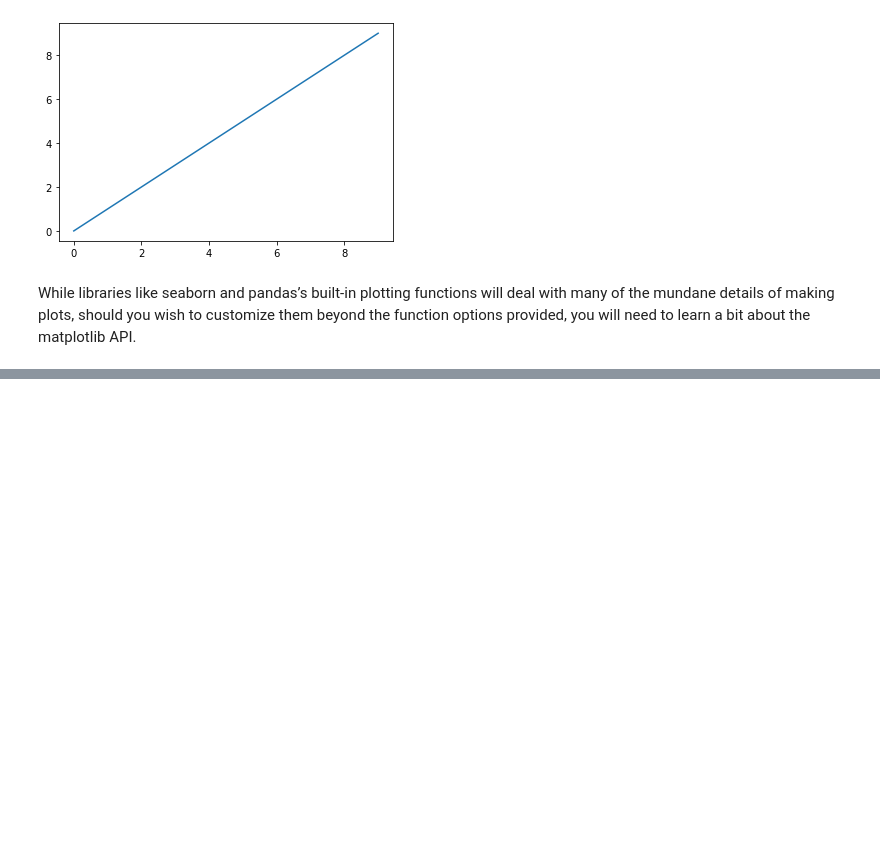
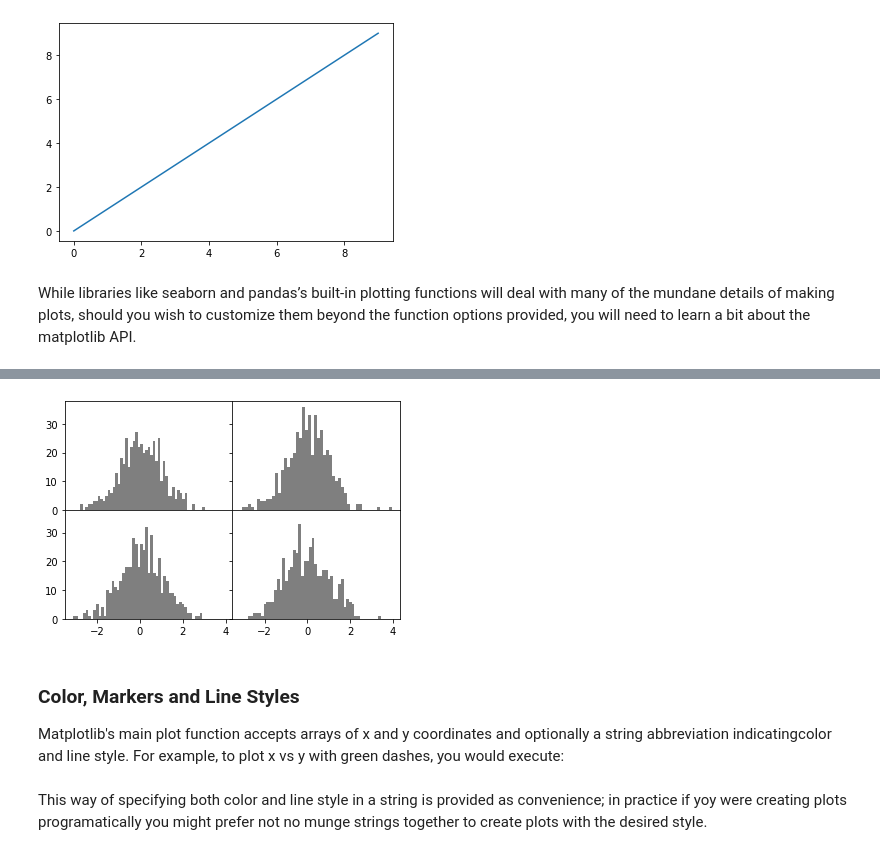
Before and after one commit to bcwein/Uis-intro-python, a Jupyter notebook: Notebooks/Python_for_data_analysis/Chapter9.ipynb, the cells around one changed output, grey strips where cells are left out. Cells and saved outputs as stored; diff of their text form; code cells hidden in the pictures; blank space fills up the shorter version.

```diff
--- a/Notebooks/Python_for_data_analysis/Chapter9.ipynb
+++ b/Notebooks/Python_for_data_analysis/Chapter9.ipynb
@@ -39,0 +55,16 @@ ax2.scatter(np.arange(30), np.arange(30) + 3 * np.random.randn(30))
+# %%
+# Add seed for pseudorandom algorithm for repeatability
+np.random.seed(1)
+fig, axes = plt.subplots(2, 2, sharex=True, sharey=True)
+for i in range(2):
+    for j in range(2):
+        axes[i, j].hist(np.random.randn(500), bins=50, color='k', alpha=0.5)
+
+# To remove spacing
+plt.subplots_adjust(wspace=0, hspace=0)
+# %% [output]
+[figure, added]
+# %% [markdown]
+### Color, Markers and Line Styles
+
+Matplotlib's main plot function accepts arrays of x and y coordinates and optionally a string abbreviation indicatingcolor and line style. For example, to plot x vs y with green dashes, you would execute:
@@ -39,0 +73,2 @@ ax2.scatter(np.arange(30), np.arange(30) + 3 * np.random.randn(30))
+# %% [markdown]
+This way of specifying both color and line style in a string is provided as convenience; in practice if yoy were creating plots programatically you might prefer not no munge strings together to create plots with the desired style.
```
Also changed, not shown: parts of 61 cells of this notebook.
